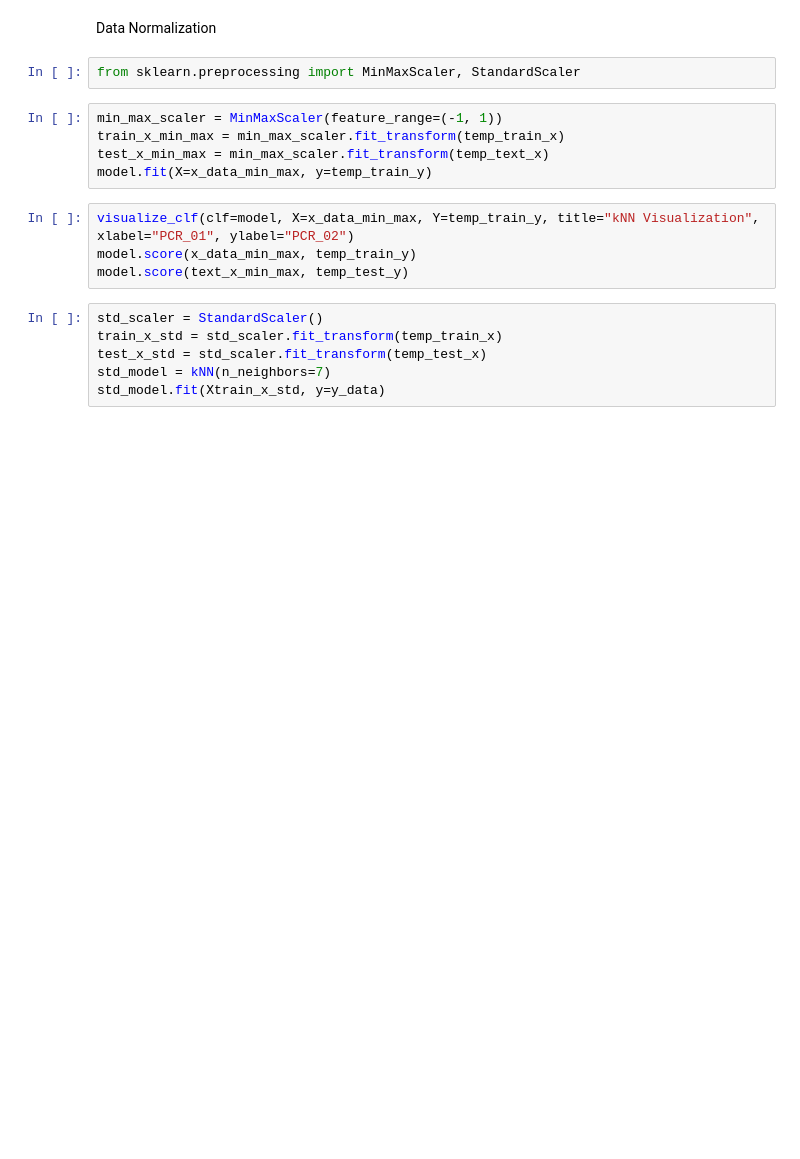
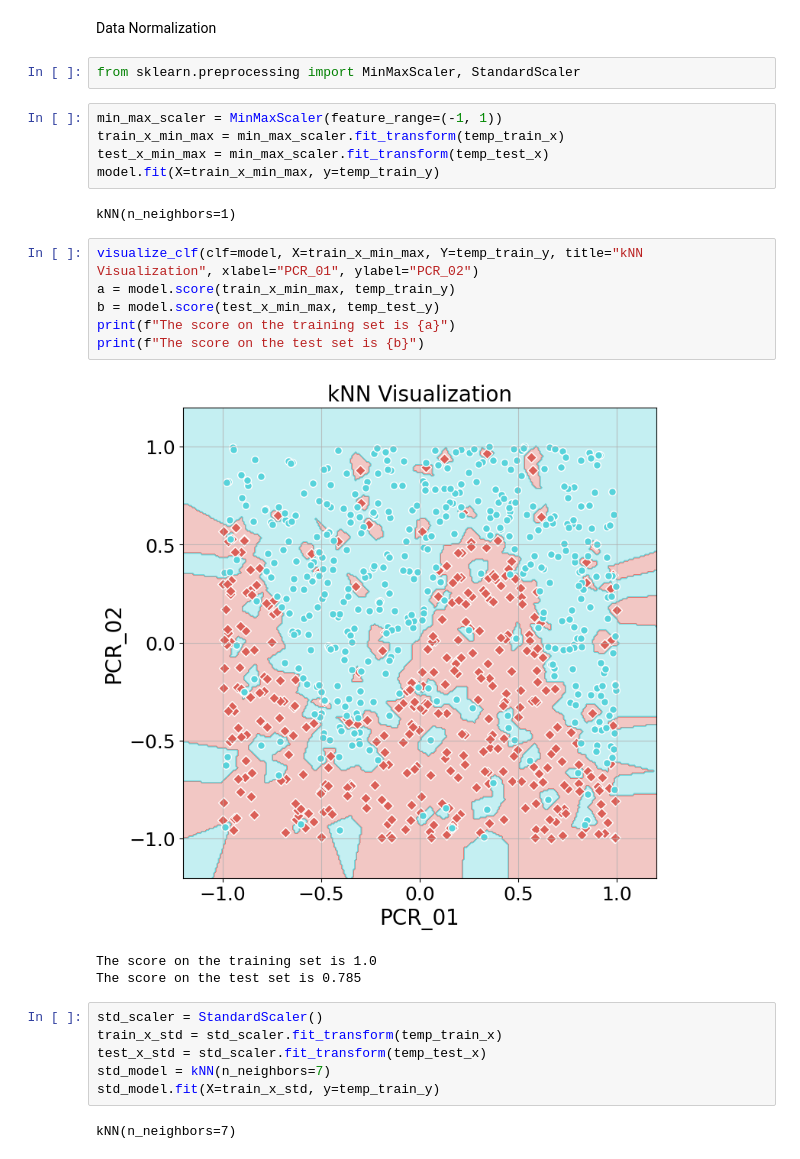
Before and after one commit to Ofir-Manor/Long1, a Jupyter notebook: 316084623-311288203.ipynb, the cells around one changed output. Saved outputs shown, nothing was run; the diff lists cells and outputs as text; blank space fills up the shorter version.

Commit message:
Added test group to kNN

```diff
--- a/316084623-311288203.ipynb
+++ b/316084623-311288203.ipynb
@@ -121,16 +122,26 @@ from sklearn.preprocessing import MinMaxScaler, StandardScaler
 # %%
 min_max_scaler = MinMaxScaler(feature_range=(-1, 1))
 train_x_min_max = min_max_scaler.fit_transform(temp_train_x)
-test_x_min_max = min_max_scaler.fit_transform(temp_text_x)
-model.fit(X=x_data_min_max, y=temp_train_y)
+test_x_min_max = min_max_scaler.fit_transform(temp_test_x)
+model.fit(X=train_x_min_max, y=temp_train_y)
+# %% [output]
+kNN(n_neighbors=1)
 # %%
-visualize_clf(clf=model, X=x_data_min_max, Y=temp_train_y, title="kNN Visualization", xlabel="PCR_01", ylabel="PCR_02")
-model.score(x_data_min_max, temp_train_y)
-model.score(text_x_min_max, temp_test_y)
+visualize_clf(clf=model, X=train_x_min_max, Y=temp_train_y, title="kNN Visualization", xlabel="PCR_01", ylabel="PCR_02")
+a = model.score(train_x_min_max, temp_train_y)
+b = model.score(test_x_min_max, temp_test_y)
+print(f"The score on the training set is {a}")
+print(f"The score on the test set is {b}")
+# %% [output]
+[figure, added]
+The score on the training set is 1.0
+The score on the test set is 0.785
 # %%
 std_scaler = StandardScaler()
 train_x_std = std_scaler.fit_transform(temp_train_x)
 test_x_std = std_scaler.fit_transform(temp_test_x)
 std_model = kNN(n_neighbors=7)
-std_model.fit(Xtrain_x_std, y=y_data)
+std_model.fit(X=train_x_std, y=temp_train_y)
+# %% [output]
+kNN(n_neighbors=7)
 # %%
```
Also changed, not shown: parts of 7 cells of this notebook.
